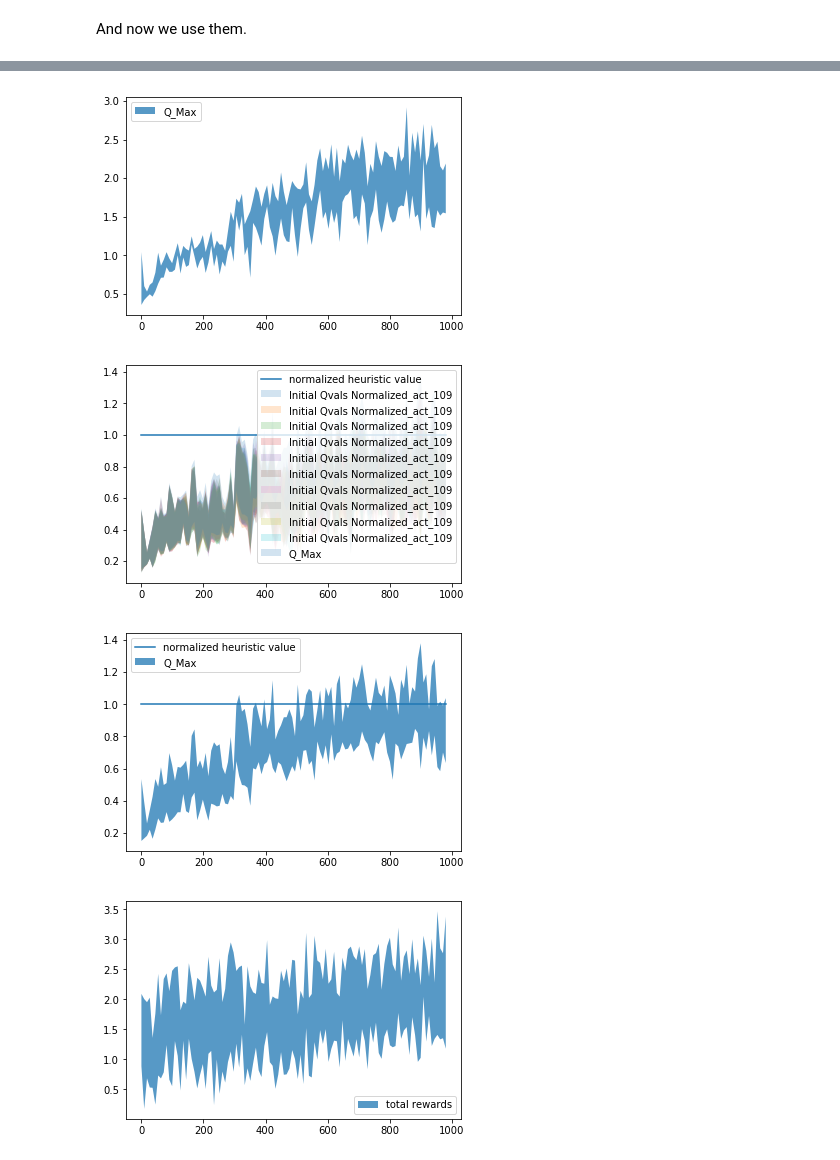
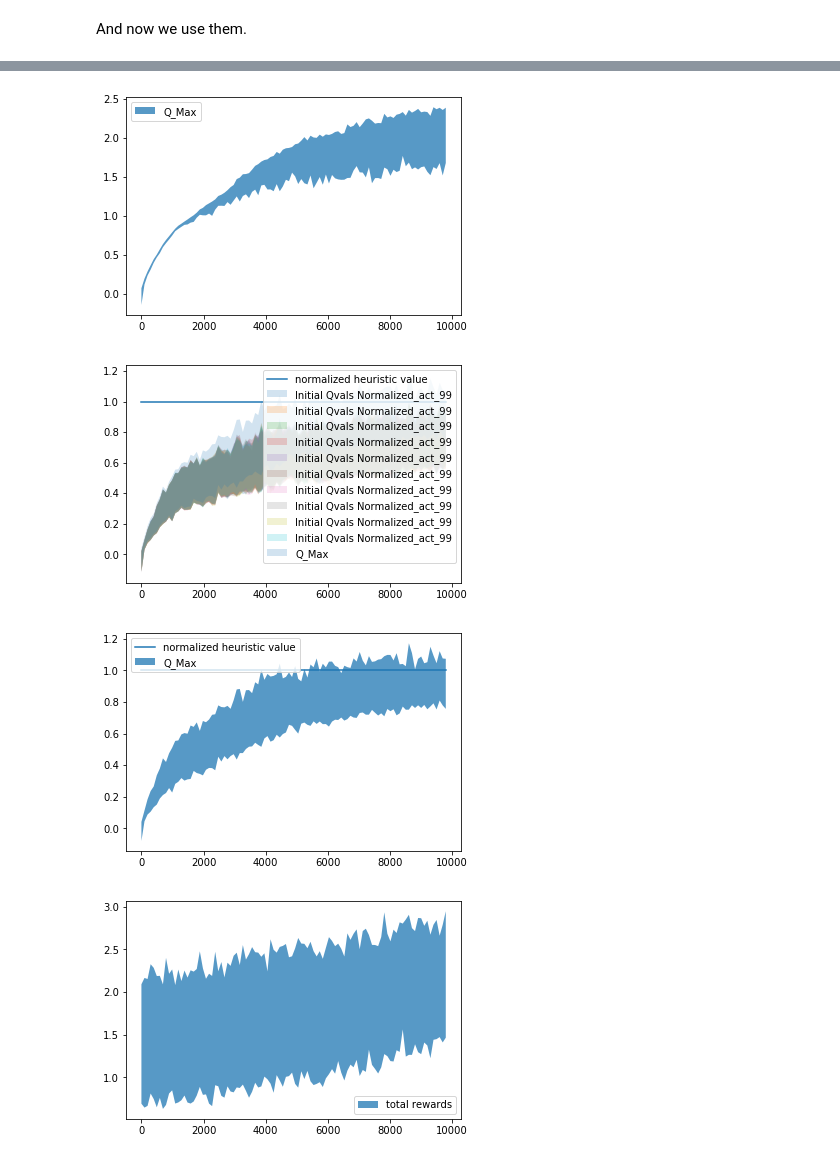
Before and after one commit to ReBiscottone/RL_Knapsack, a Jupyter notebook: RL for the KP.ipynb, the cells around one changed output, grey strips where cells are left out. Saved outputs shown, nothing was run; the diff lists cells and outputs as text; code cells hidden in the pictures.

```diff
--- a/RL for the KP.ipynb
+++ b/RL for the KP.ipynb
@@ -247,7 +247,9 @@ class Net_Attention(torch.nn.Module):
 
         super(Net_Attention, self).__init__()
 
+        # from object features to high-dimension object features
         self.emb = torch.nn.Linear(num_input_features,  h_model)
+        # transformer (encoder)
         encoder_layer = torch.nn.TransformerEncoderLayer(d_model=h_model, nhead=num_head,
                                                    dim_feedforward=dim_feedforward, dropout=p_dropout)
         self.transformer_encoder = torch.nn.TransformerEncoder(
@@ -275,7 +277,9 @@ class Net_Attention(torch.nn.Module):
                 # E is the feature number
                 # you want
                 # E.size() = S,N,E = num_obj x batch x h_model
+
                 c = self.transformer_encoder(E)
+
                 c = self.final_layer_0(c)
                 c = ReLU(c)
                 Qvals = self.final_layer_1(c)
@@ -291,7 +295,9 @@ class Net_Attention(torch.nn.Module):
         # E is the feature number
         # you want
         # E.size() = S,N,E = num_obj x batch x h_model
+
         c = self.transformer_encoder(E)
+
         c = self.final_layer_0(c)
         c = ReLU(c)
         Qvals = self.final_layer_1(c)
@@ -342,7 +348,7 @@ class ModelClass():
         if self.training_policy == 'eps-greedy':
             Qvals = self.Net_current([state])
             Qvals = Qvals.squeeze()
-            return self.EpsGreedy(Qvals, state, iteration_counter, num_iterations)
+            return self.EpsGreedy(Qvals, state, iteration_counter, num_iterations), Qvals
         error
 
     def evaluation_step(self, state):
@@ -513,13 +519,16 @@ class RunnerClass():
         state, task = self.Environment.InitialStateNewTask()
         G = 0 # reward obtained
         while state.Final == 0:
-            action_index = self.Model.training_step(state, iteration_counter,num_iterations)
+            action_index, Q_vals = self.Model.training_step(state, iteration_counter,num_iterations)
+            # save initial_Q_vals (for printing reasons)
+            if G == 0: # it means this is the first action
+                initial_Q_vals = Q_vals
             new_state, reward = task.step(state, action_index)
             G+=reward
             Transitions.append([state, action_index, reward, new_state])
             state = new_state
 
-        return Transitions, task.target, G
+        return Transitions, task.target, G, initial_Q_vals
 
     def NewEvaluationTask(self):
 
@@ -766,17 +775,19 @@ Now we create our 5 modules (or load them from existing ones)
 # seed
 random.seed(1234)
 # num episode to be generated
-num_iterations = int(1e3)
+num_iterations = int(1e4)
 # num object per episode
 num_objs = 10
 num_input_features = 4 # prize, weight, res_capacity, Bool_alreday_chosen
 num_outputs = num_objs
 # transformer details
 h_model = 8
-num_head = 4
-num_layers = 1
+num_head = 8
+num_layers = 6
 dim_feedforward = h_model
 p_dropout = 0.1
+# learning rate
+lr = 1e-4
 # minimum and maximum epsilon value
 epsilon_max = 1
 epsilon_min = 0.05
@@ -810,7 +821,7 @@ else:
     # Replay Memory
     ReplayMemory = ReplayMemoryClass(replay_lenght, minibatch_size)
     # Learner
-    optimizer = torch.optim.RMSprop(Net_current.parameters())
+    optimizer = torch.optim.RMSprop(Net_current.parameters(), lr = lr)
     Learner = LearnerClass(Model, optimizer, tau)
     # Runner
     Runner = RunnerClass(env, Model)
@@ -826,14 +837,14 @@ for iteration_counter in range(num_iterations_start, num_iterations):
         SaveData(iteration_counter,Learner,Runner,ReplayMemory,StuffToBePrinted, PATH_Aux)
         print('task number: ',(iteration_counter))
     # perform new task
-    Transitions, target_heuristic, G = Runner.NewTrainingTask(iteration_counter, num_iterations)
+    Transitions, target_heuristic, G, initial_Q_vals = Runner.NewTrainingTask(iteration_counter, num_iterations)
     # save transition
     ReplayMemory.Add(Transitions)
     # learn
     if iteration_counter>= ReplayMemory.minibatch_size:
         loss = Learner.Learning_step(ReplayMemory.Minibatch())
-        StuffToBePrinted.AddElements(Initial_Qvals = MaxInitialQvalues(Transitions, Model.Net_current),
-                                     G = G, heuristic_target = target_heuristic, loss = loss)
+        StuffToBePrinted.AddElements(Initial_Qvals = initial_Q_vals, G = G,
+                                     heuristic_target = target_heuristic, loss = loss)
     # evaluate mid-training
     if iteration_counter%unit_evaluation == 0:
         mean, std = Evaluate(100, Runner)
@@ -868,4 +881,4 @@ printing..
-[figure, old version]
+[figure, new version]
-[figure, old version]
+[figure, new version]
-[figure, old version]
+[figure, new version]
-[figure, old version]
+[figure, new version]
```
Also changed, not shown: parts of 3 cells of this notebook.
